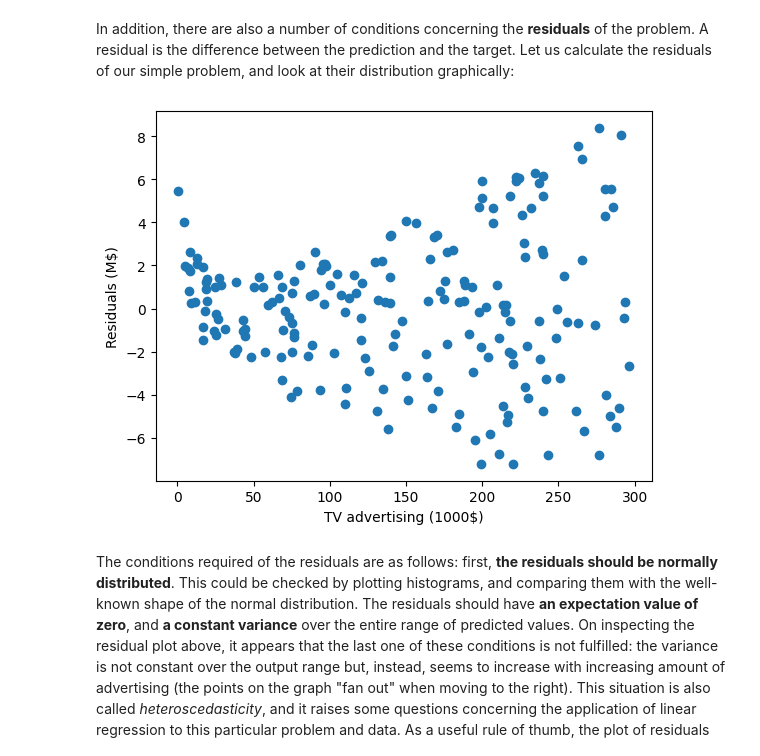
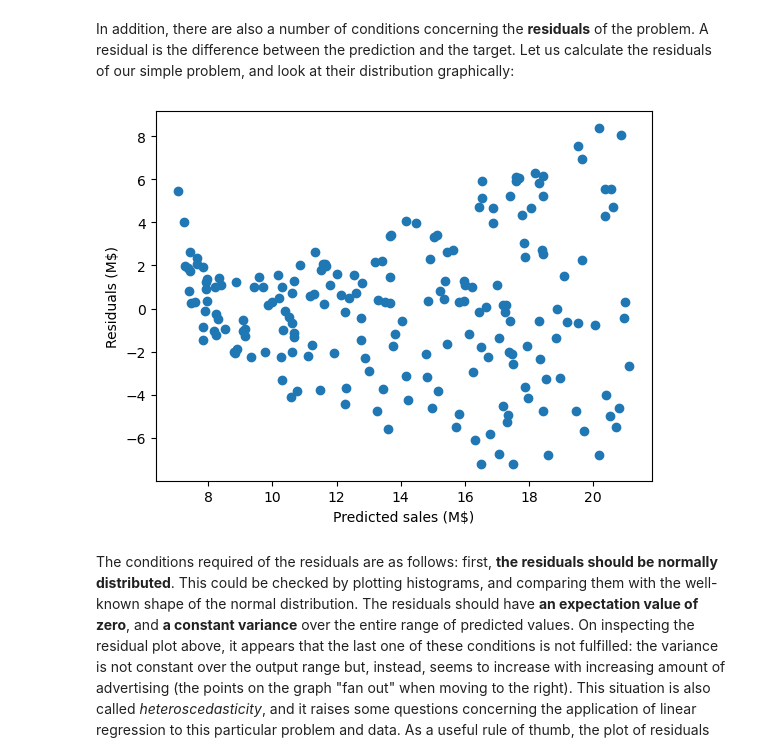
Before and after one commit to vesavvo/dkko, a Jupyter notebook: Linear_regression.ipynb, the cells around one changed output. Saved outputs shown, nothing was run; the diff lists cells and outputs as text; code cells hidden in the pictures.

```diff
--- a/Linear_regression.ipynb
+++ b/Linear_regression.ipynb
@@ -136,12 +136,12 @@ Next, **the input variables must be linearly independent**. This means that two
 # %% [markdown]
 In addition, there are also a number of conditions concerning the **residuals** of the problem. A residual is the difference between the prediction and the target. Let us calculate the residuals of our simple problem, and look at their distribution graphically:
 # %%
-plt.scatter(X, preds - y)
-plt.xlabel('TV advertising (1000$)')
+plt.scatter(preds, preds - y)
+plt.xlabel('Predicted sales (M$)')
 plt.ylabel('Residuals (M$)')
 plt.show()
 # %% [output]
-[figure, old version]
+[figure, new version]
 # %% [markdown]
 The conditions required of the residuals are as follows: first, **the residuals should be normally distributed**. This could be checked by plotting histograms, and comparing them with the well-known shape of the normal distribution. The residuals should have **an expectation value of zero**, and **a constant variance** over the entire range of predicted values. On inspecting the residual plot above, it appears that the last one of these conditions is not fulfilled: the variance is not constant over the output range but, instead, seems to increase with increasing amount of advertising (the points on the graph "fan out" when moving to the right). This situation is also called *heteroscedasticity*, and it raises some questions concerning the application of linear regression to this particular problem and data. As a useful rule of thumb, the plot of residuals should have an entirely random appearance, with no clearly visible structure of any kind.
 
```
